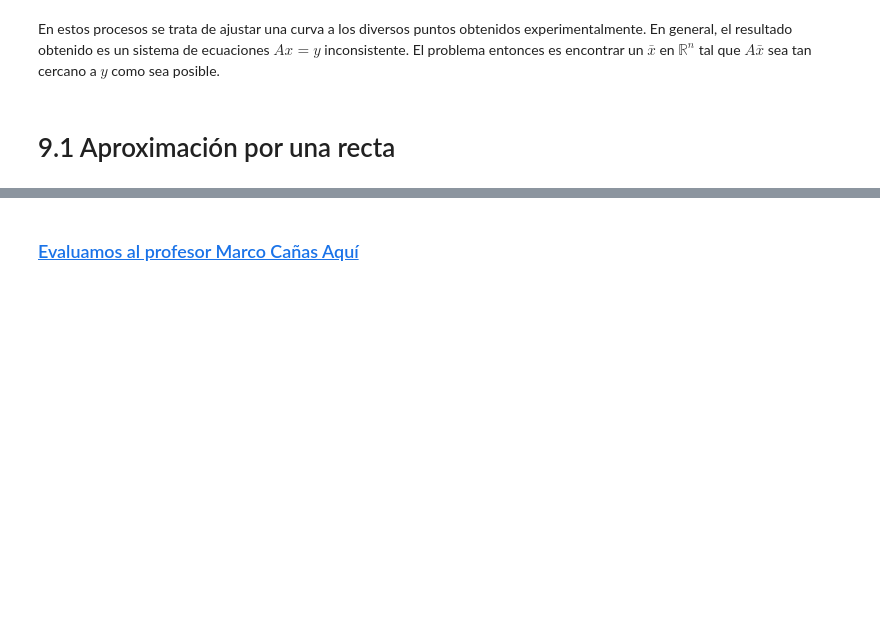
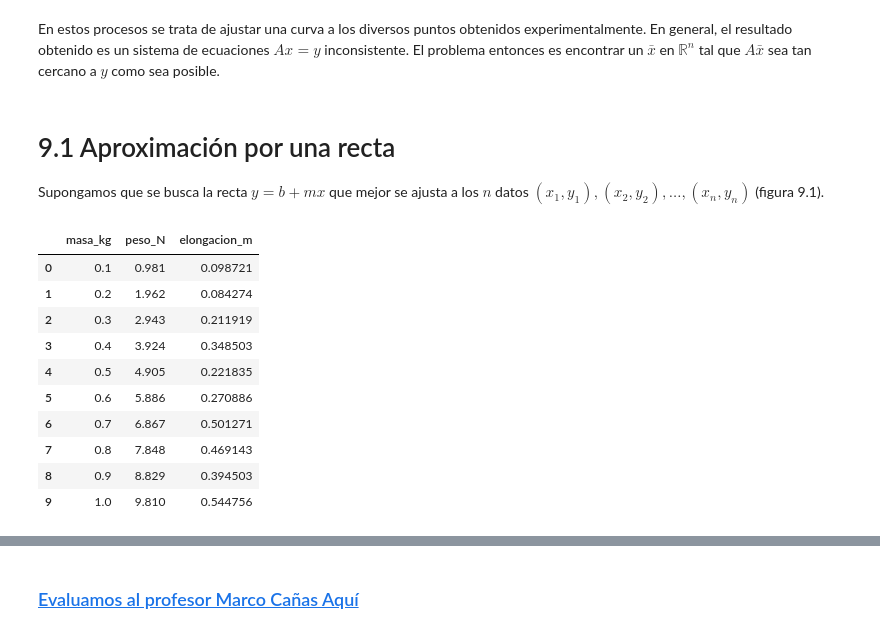
Before and after one commit to marco-canas/linear_algebra, a Jupyter notebook: 3_clases_segun_clara_mejia_laverde/2_cap/9_modulo/9_modulo.ipynb, the cells around one changed output, grey strips where cells are left out. Cells and saved outputs as stored; diff of their text form; code cells hidden in the pictures; blank space fills up the shorter version.

```diff
--- a/3_clases_segun_clara_mejia_laverde/2_cap/9_modulo/9_modulo.ipynb
+++ b/3_clases_segun_clara_mejia_laverde/2_cap/9_modulo/9_modulo.ipynb
@@ -139,3 +139,40 @@ En estos procesos se trata de ajustar una curva a los diversos puntos obtenidos
 experimentalmente. En general, el resultado obtenido es un sistema de ecuaciones $Ax = y$  inconsistente. El problema entonces es encontrar un $\bar{x}$ en $\mathbb{R}^{n}$ tal que $A\bar{x}$ sea tan cercano a $y$ como sea posible.
 # %% [markdown]
 # 9.1 Aproximación por una recta
+
+Supongamos que se busca la recta $y = b+mx$ que mejor se ajusta a los $n$ datos $(x_{1}, y_{1}), (x_{2}, y_{2}), \ldots, (x_{n}, y_{n})$ (figura 9.1).
+# %%
+import numpy as np
+import pandas as pd
+
+# Fijar semilla para reproducibilidad
+np.random.seed(42)
+
+# Generar masas (kg)
+masas = np.linspace(0.1, 1.0, 10)
+
+# Supongamos una relación lineal tipo ley de Hooke: elongación = k * peso + ruido
+g = 9.81
+k = 0.05  # constante de proporcionalidad (m/N)
+elongaciones = k * (masas * g) + np.random.normal(0, 0.1, size=10)
+
+# Crear DataFrame
+df = pd.DataFrame({
+    "masa_kg": masas,
+    "peso_N": masas * g,
+    "elongacion_m": elongaciones
+})
+
+df
+# %% [output]
+|  | masa_kg | peso_N | elongacion_m |
+| 0 | 0.1 | 0.981 | 0.098721 |
+| 1 | 0.2 | 1.962 | 0.084274 |
+| 2 | 0.3 | 2.943 | 0.211919 |
+| 3 | 0.4 | 3.924 | 0.348503 |
+| 4 | 0.5 | 4.905 | 0.221835 |
+| 5 | 0.6 | 5.886 | 0.270886 |
+| 6 | 0.7 | 6.867 | 0.501271 |
+| 7 | 0.8 | 7.848 | 0.469143 |
+| 8 | 0.9 | 8.829 | 0.394503 |
+| 9 | 1.0 | 9.810 | 0.544756 |
```
Also changed, not shown: parts of 15 cells of this notebook, 3 other files.
